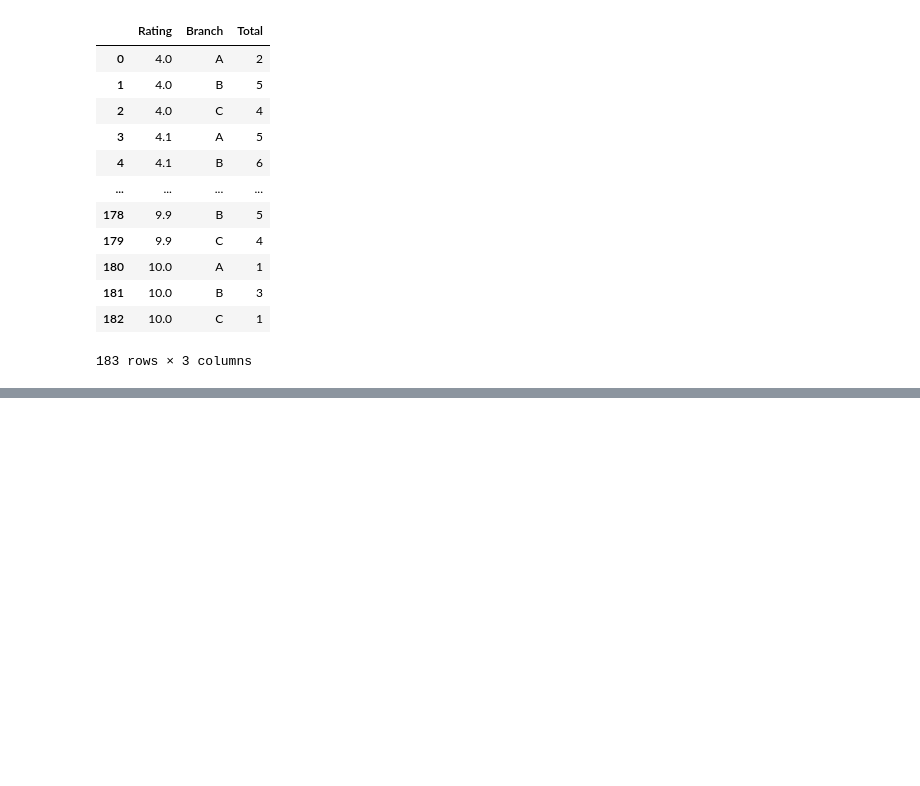
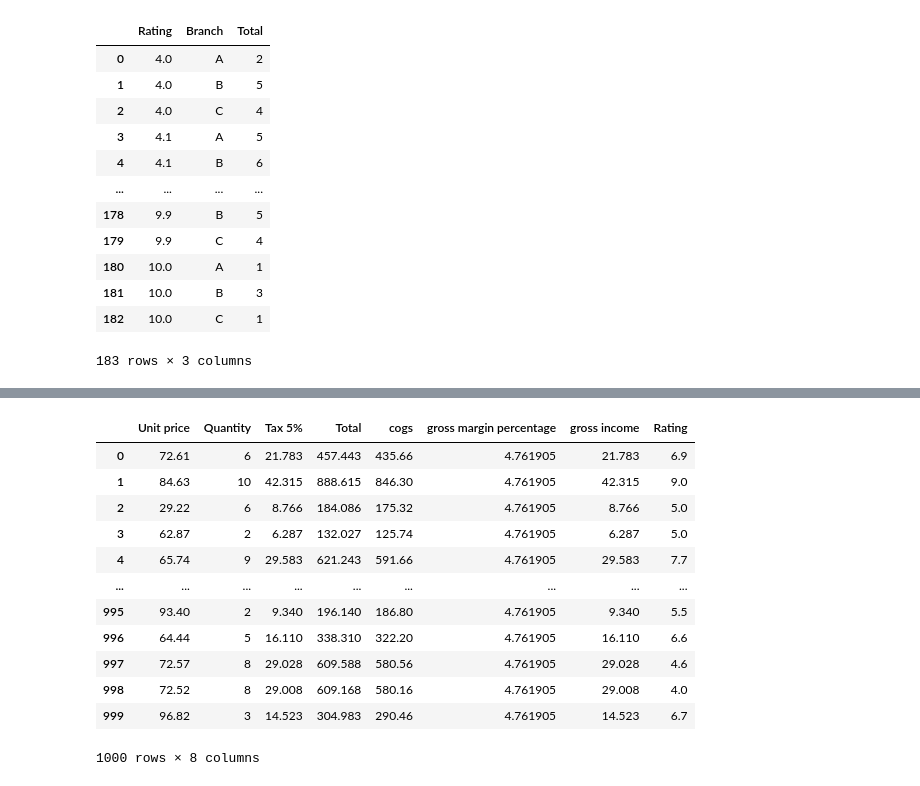
Before and after one commit to Azamatkha/shopanalasis, a Jupyter notebook: shop.ipynb, the cells around one changed output, grey strips where cells are left out. Cells and saved outputs as stored; diff of their text form; code cells hidden in the pictures; blank space fills up the shorter version.

```diff
--- a/shop.ipynb
+++ b/shop.ipynb
@@ -14,5 +17,5 @@ import plotly.graph_objects as go
 # %%
-data = pd.read_csv("/content/drive/MyDrive/Colab Notebooks/sotuvlar.csv")#collecting data
+data = pd.read_csv("sotuvlar.csv")#collecting data
 data
 # %% [output]
 |  | Invoice ID | Branch | City | Customer type | Gender | Product line | Unit price | Quantity | Tax 5% | ... |
@@ -353,3 +356,8 @@ fig = px.bar(ratings,barmode='group',x='Rating',y = 'Total',color='Branch')
 fig.show()
 # %% [output]
 [interactive output not drawn]
+# %%
+# data.info()
+df = data.select_dtypes(include=[pd.np.number, pd.np.float])
+df
+# %% [output]
@@ -355,0 +366,13 @@ fig.show()
+|  | Unit price | Quantity | Tax 5% | Total | cogs | gross margin percentage | gross income | Rating |
+| 0 | 72.61 | 6 | 21.783 | 457.443 | 435.66 | 4.761905 | 21.783 | 6.9 |
+| 1 | 84.63 | 10 | 42.315 | 888.615 | 846.30 | 4.761905 | 42.315 | 9.0 |
+| 2 | 29.22 | 6 | 8.766 | 184.086 | 175.32 | 4.761905 | 8.766 | 5.0 |
+| 3 | 62.87 | 2 | 6.287 | 132.027 | 125.74 | 4.761905 | 6.287 | 5.0 |
+| 4 | 65.74 | 9 | 29.583 | 621.243 | 591.66 | 4.761905 | 29.583 | 7.7 |
+| ... | ... | ... | ... | ... | ... | ... | ... | ... |
+| 995 | 93.40 | 2 | 9.340 | 196.140 | 186.80 | 4.761905 | 9.340 | 5.5 |
+| 996 | 64.44 | 5 | 16.110 | 338.310 | 322.20 | 4.761905 | 16.110 | 6.6 |
+| 997 | 72.57 | 8 | 29.028 | 609.588 | 580.56 | 4.761905 | 29.028 | 4.6 |
+| 998 | 72.52 | 8 | 29.008 | 609.168 | 580.16 | 4.761905 | 29.008 | 4.0 |
+| 999 | 96.82 | 3 | 14.523 | 304.983 | 290.46 | 4.761905 | 14.523 | 6.7 |
+1000 rows × 8 columns
```
Also changed, not shown: parts of 6 cells of this notebook.
